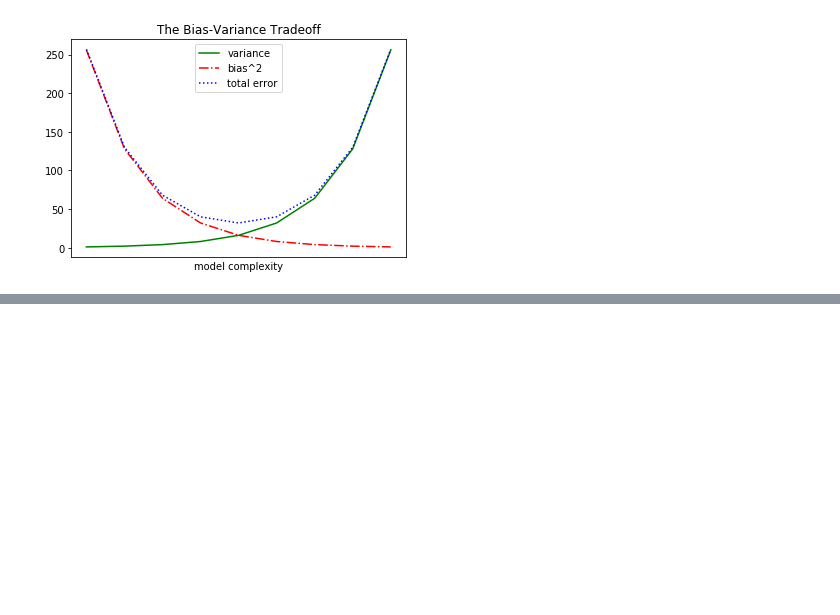
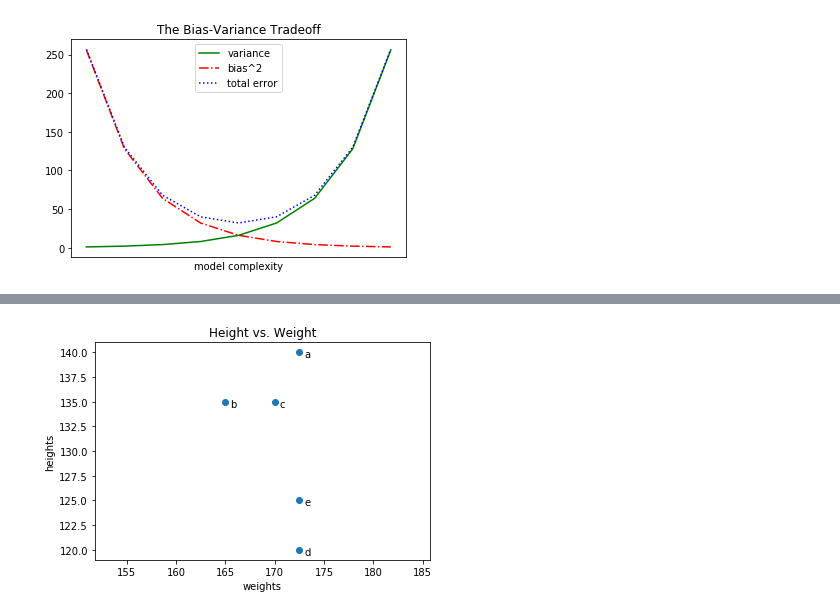
Before and after one commit to jventura1738/COSC311, a Jupyter notebook: Plot_Review/Graphs.ipynb, the cells around one changed output, grey strips where cells are left out. Drawn from its saved outputs; the diff is of its cells as text; code cells hidden in the pictures; blank space fills up the shorter version.

```diff
--- a/Plot_Review/Graphs.ipynb
+++ b/Plot_Review/Graphs.ipynb
@@ -84,0 +90,16 @@ plt.show()
+# %%
+height = [172.5, 165, 170, 172.5, 172.5]
+weight = [140, 135, 135, 120, 125]
+labels = ['a', 'b', 'c', 'd', 'e']
+
+plt.scatter(height, weight)
+for label, height_cms, weight_lbs in zip(labels, height, weight):
+    plt.annotate(label, xy=(height_cms, weight_lbs), xytext=(5,-5), textcoords='offset points')
+
+plt.title('Height vs. Weight')
+plt.xlabel('weights')
+plt.ylabel('heights')
+plt.axis('equal')
+plt.show()
+# %% [output]
+[figure, added]
```
Also changed, not shown: parts of 2 cells of this notebook, 2 other files.
